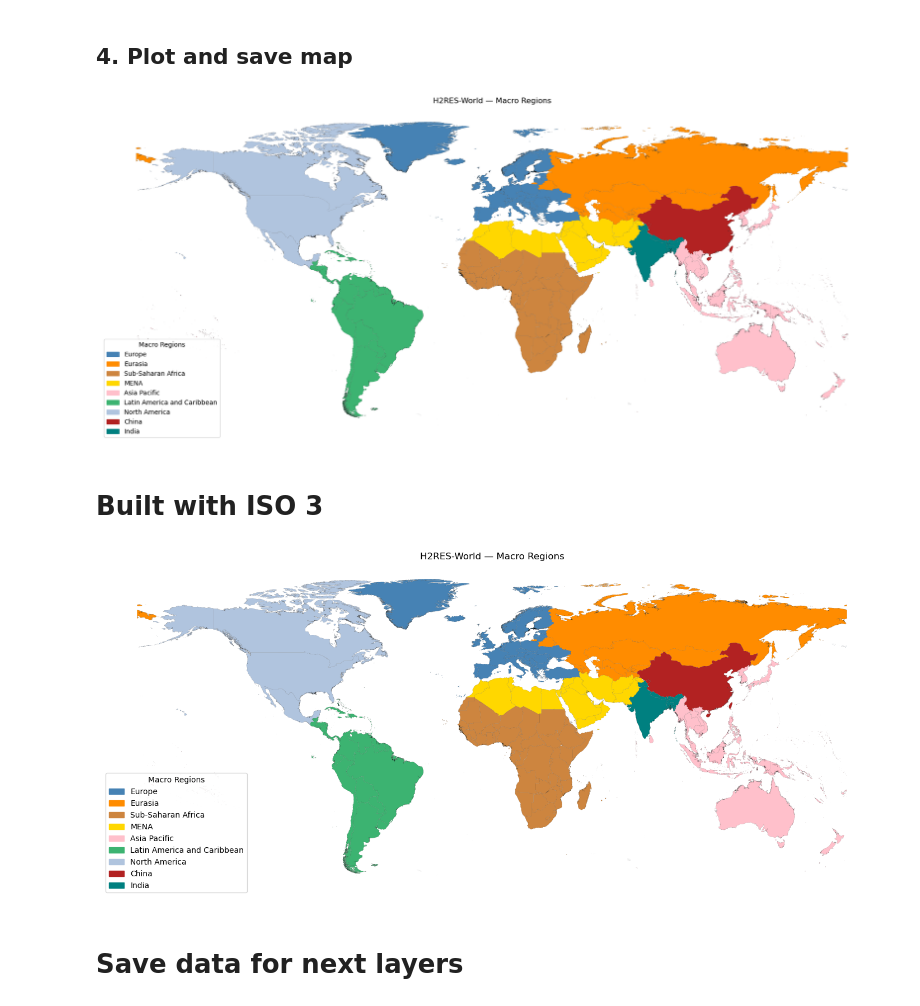
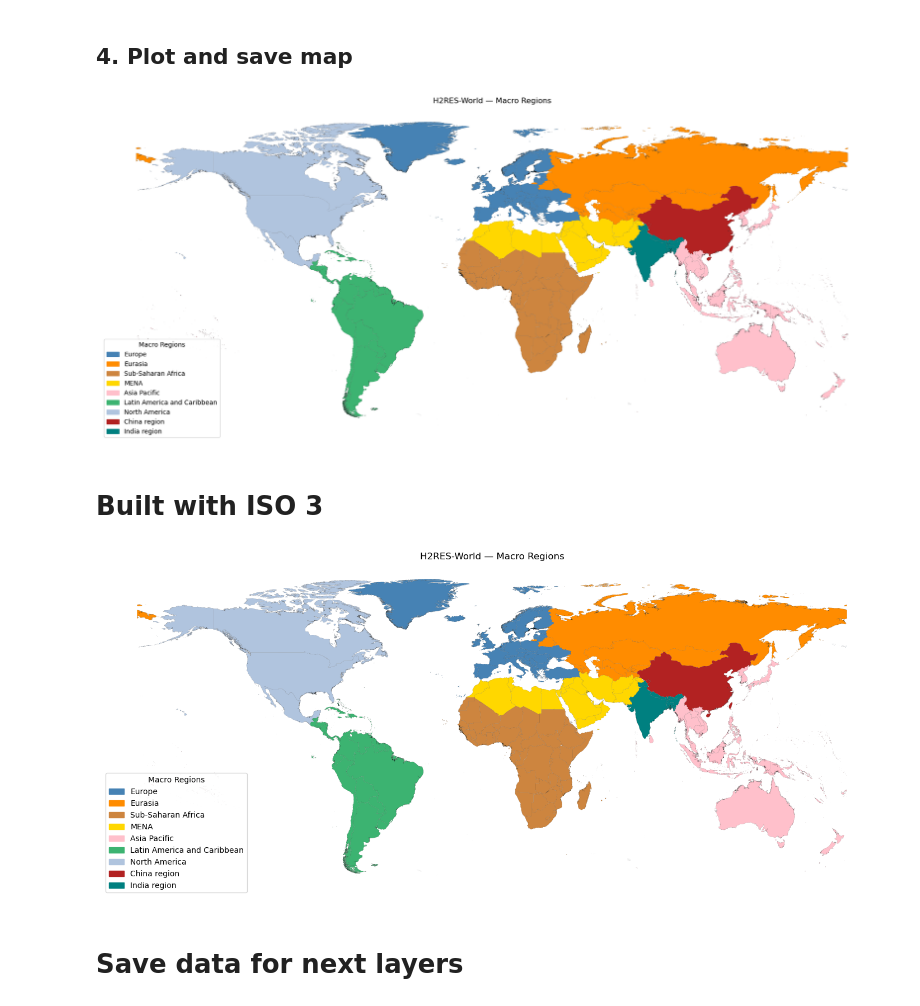
Before and after one commit to H2RES-model/H2RES-World, a Jupyter notebook: Notebooks/L0_MacroRegions.ipynb, the cells around one changed output. Drawn from its saved outputs; the diff is of its cells as text; code cells hidden in the pictures.

```diff
--- a/Notebooks/L0_MacroRegions.ipynb
+++ b/Notebooks/L0_MacroRegions.ipynb
@@ -172,8 +172,8 @@ region_lists = {
     "Asia Pacific": ASIA_PACIFIC,
     "Latin America and Caribbean": SOUTH_AMERICA,
     "North America": NORTH_AMERICA,
-    "China": CHINA_REGION,
-    "India": INDIA_PLUS,
+    "China region": CHINA_REGION,
+    "India region": INDIA_PLUS,
 }
 
 region_colors = {
@@ -184,39 +184,40 @@ region_colors = {
     "Asia Pacific": "pink",
     "Latin America and Caribbean": "mediumseagreen",
     "North America": "lightsteelblue",
-    "China": "firebrick",
-    "India": "teal",
+    "China region": "firebrick",
+    "India region": "teal",
 }
 
 # Save location (relative to repo root)
 base_dir = Path.cwd().parents[0]
-output_dir = base_dir / "Maps" / "Layer0_MacroRegions"
+output_dir = base_dir / "Maps" / "Layer0"
+""
 output_dir.mkdir(parents=True, exist_ok=True)
-pdf_path = output_dir / "H2RES_World_MacroRegions_L0.pdf"
+pdf_path = output_dir / "L0_MacroRegions.pdf"
 
 fig, ax = plt.subplots(figsize=(22, 12))
 gdf.plot(ax=ax, color="whitesmoke", edgecolor="#00000020", linewidth=0.05)
 
 for region, names in region_lists.items():
     gdf[gdf["NAM_0"].isin(names)].plot(
         ax=ax,
         color=region_colors[region],
         edgecolor="black",
         linewidth=0.05
     )
 
 legend_patches = [
     mpatches.Patch(color=region_colors[k], label=k)
     for k in region_lists.keys()
 ]
 
 ax.legend(handles=legend_patches, loc="lower left", title="Macro Regions", fontsize=10)
 ax.set_title("H2RES-World — Macro Regions")
 ax.set_axis_off()
 
 fig.savefig(pdf_path, format="pdf", dpi=100, bbox_inches="tight")
 # %% [output]
-[figure, old version]
+[figure, new version]
 # %% [markdown]
 # Built with ISO 3
 # %%
@@ -273,9 +274,9 @@ region_colors = {
 
 # Save location (relative to repo root)
 base_dir = Path.cwd().parents[0]
-output_dir = base_dir / "Maps" / "Layer0_MacroRegions"
+output_dir = base_dir / "Maps" / "Layer0"
 output_dir.mkdir(parents=True, exist_ok=True)
-pdf_path = output_dir / "H2RES_World_MacroRegions_L0.pdf"
+pdf_path = output_dir / "L0_MacroRegions.pdf"
 
 # Simplify geometry just for plotting
 gdf_plot = gdf.copy()
@@ -303,10 +304,8 @@ ax.set_axis_off()
 
 # Save lighter PDF
 fig.savefig(pdf_path, format="pdf", dpi=80, bbox_inches="tight")
-png_path = output_dir / "H2RES_World_MacroRegions_L0.png"
-fig.savefig(png_path, dpi=150, bbox_inches="tight")
 # %% [output]
-[figure, old version]
+[figure, new version]
 # %% [markdown]
 # Save data for next layers
 # %%
```
Also changed, not shown: parts of 1 cell of this notebook, 1 other file.
